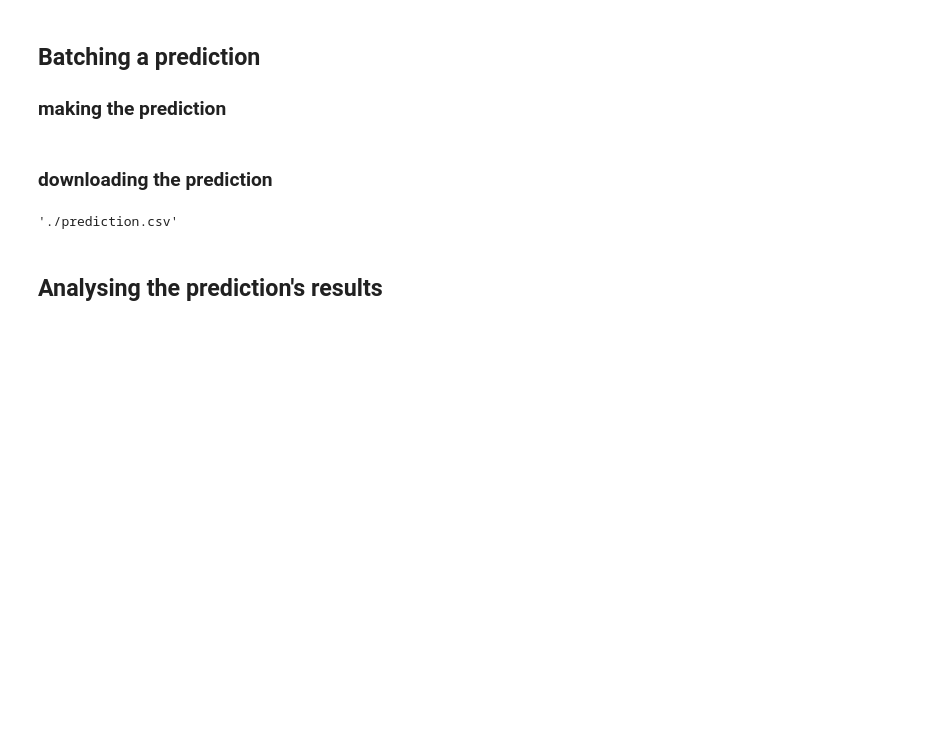
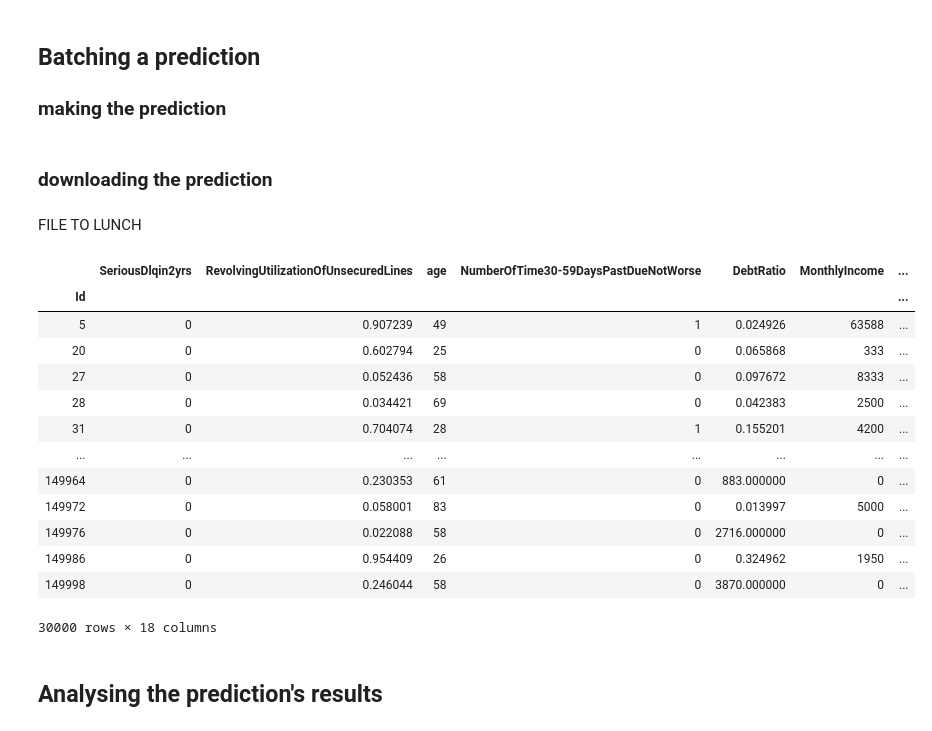
Before and after one commit to Simplon-IA-Bdx-1/give-me-some-credit-nicoOkie, a Jupyter notebook: 2-data-analysis.ipynb, the cells around one changed output. Cells and saved outputs as stored; diff of their text form; code cells hidden in the pictures; blank space fills up the shorter version.

```diff
--- a/2-data-analysis.ipynb
+++ b/2-data-analysis.ipynb
@@ -54,11 +55,28 @@ api.ok(prediction)
 # %% [markdown]
 ### downloading the prediction
 # %%
-api.download_batch_prediction('batchprediction/5dc036bc5299632024000e4f', filename="./prediction.csv")
+api.download_batch_prediction(
+    'batchprediction/5dc036bc5299632024000e4f', filename="./prediction.csv")
-# %% [output]
-'./prediction.csv'
+# %% [markdown]
+FILE TO LUNCH
 # %%
 prediction_df = pd.read_csv("./prediction.csv", index_col=0)
+prediction_df
+# %% [output]
+|  | SeriousDlqin2yrs | RevolvingUtilizationOfUnsecuredLines | age | NumberOfTime30-59DaysPastDueNotWorse | DebtRatio | MonthlyIncome | ... |
+| Id |  |  |  |  |  |  | ... |
+| 5 | 0 | 0.907239 | 49 | 1 | 0.024926 | 63588 | ... |
+| 20 | 0 | 0.602794 | 25 | 0 | 0.065868 | 333 | ... |
+| 27 | 0 | 0.052436 | 58 | 0 | 0.097672 | 8333 | ... |
+| 28 | 0 | 0.034421 | 69 | 0 | 0.042383 | 2500 | ... |
+| 31 | 0 | 0.704074 | 28 | 1 | 0.155201 | 4200 | ... |
+| ... | ... | ... | ... | ... | ... | ... | ... |
+| 149964 | 0 | 0.230353 | 61 | 0 | 883.000000 | 0 | ... |
+| 149972 | 0 | 0.058001 | 83 | 0 | 0.013997 | 5000 | ... |
+| 149976 | 0 | 0.022088 | 58 | 0 | 2716.000000 | 0 | ... |
+| 149986 | 0 | 0.954409 | 26 | 0 | 0.324962 | 1950 | ... |
+| 149998 | 0 | 0.246044 | 58 | 0 | 3870.000000 | 0 | ... |
+30000 rows × 18 columns
 # %% [markdown]
 ## Analysing the prediction's results
 # %%
```
Also changed, not shown: parts of 23 cells of this notebook, 1 other file.
